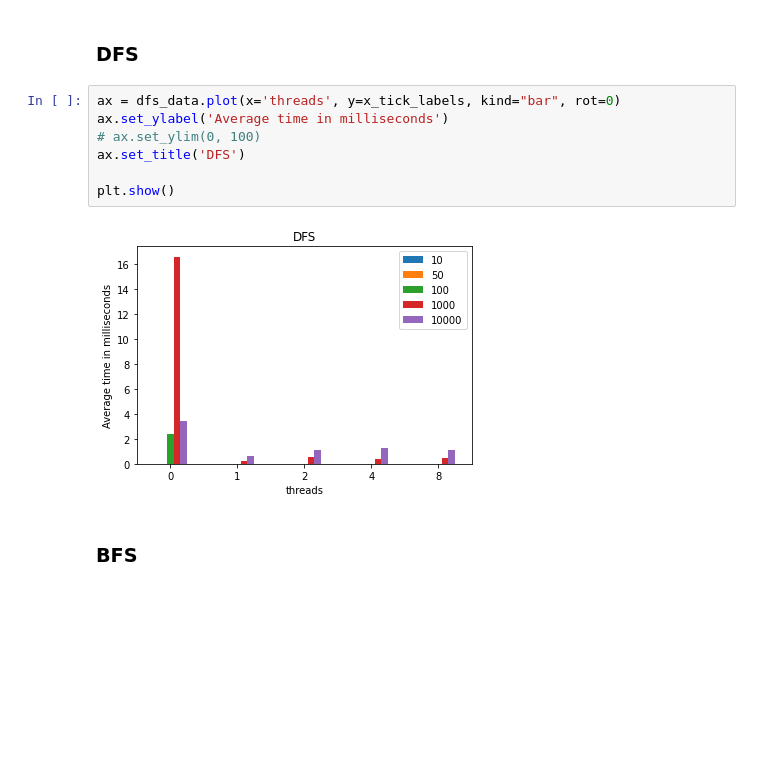
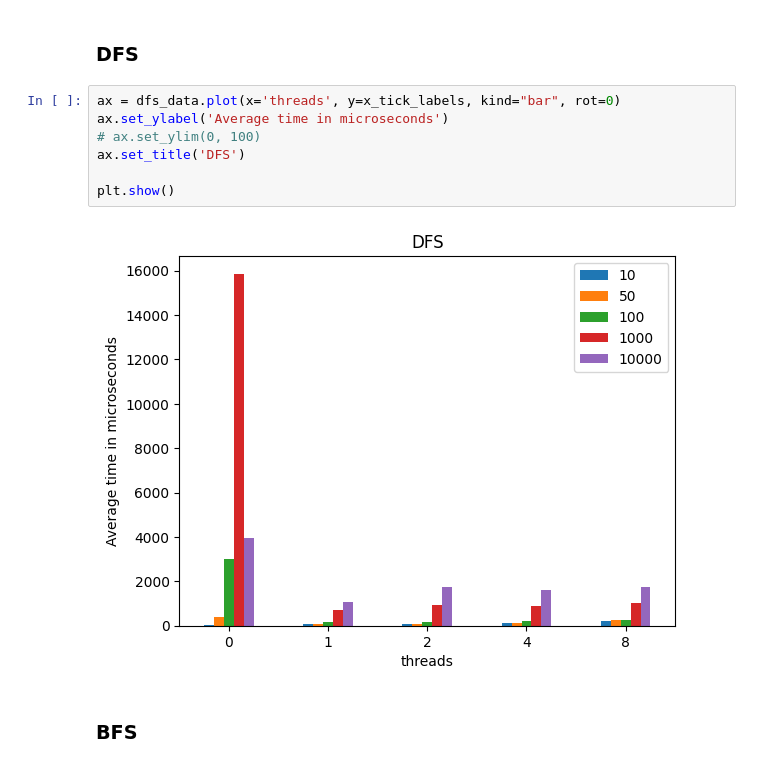
Before and after one commit to Parra-Parallel-Project/parallel-research-project, a Jupyter notebook: analysis_script.ipynb, the cells around one changed output. Cells and saved outputs as stored; diff of their text form; blank space fills up the shorter version.

Commit message:
Updated script to  use microseconds and reran test

```diff
--- a/analysis_script.ipynb
+++ b/analysis_script.ipynb
@@ -123,13 +135,13 @@ print(dijkstra_data)
 ### DFS
 # %%
 ax = dfs_data.plot(x='threads', y=x_tick_labels, kind="bar", rot=0)
-ax.set_ylabel('Average time in milliseconds')
+ax.set_ylabel('Average time in microseconds')
 # ax.set_ylim(0, 100)
 ax.set_title('DFS')
 
 plt.show()
 # %% [output]
-[figure, old version]
+[figure, new version]
 # %% [markdown]
 ### BFS
 # %%
```
Also changed, not shown: parts of 8 cells of this notebook, 2 other files.
